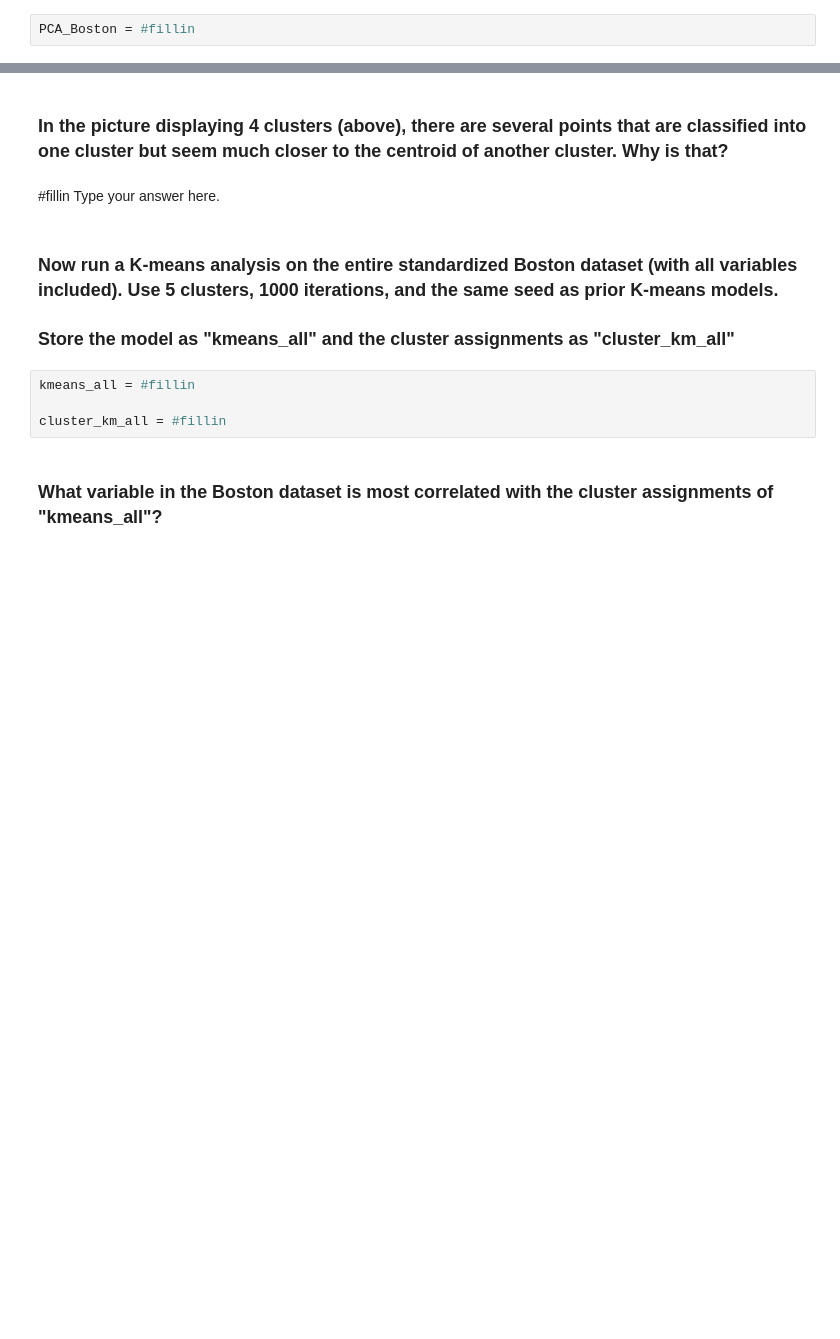
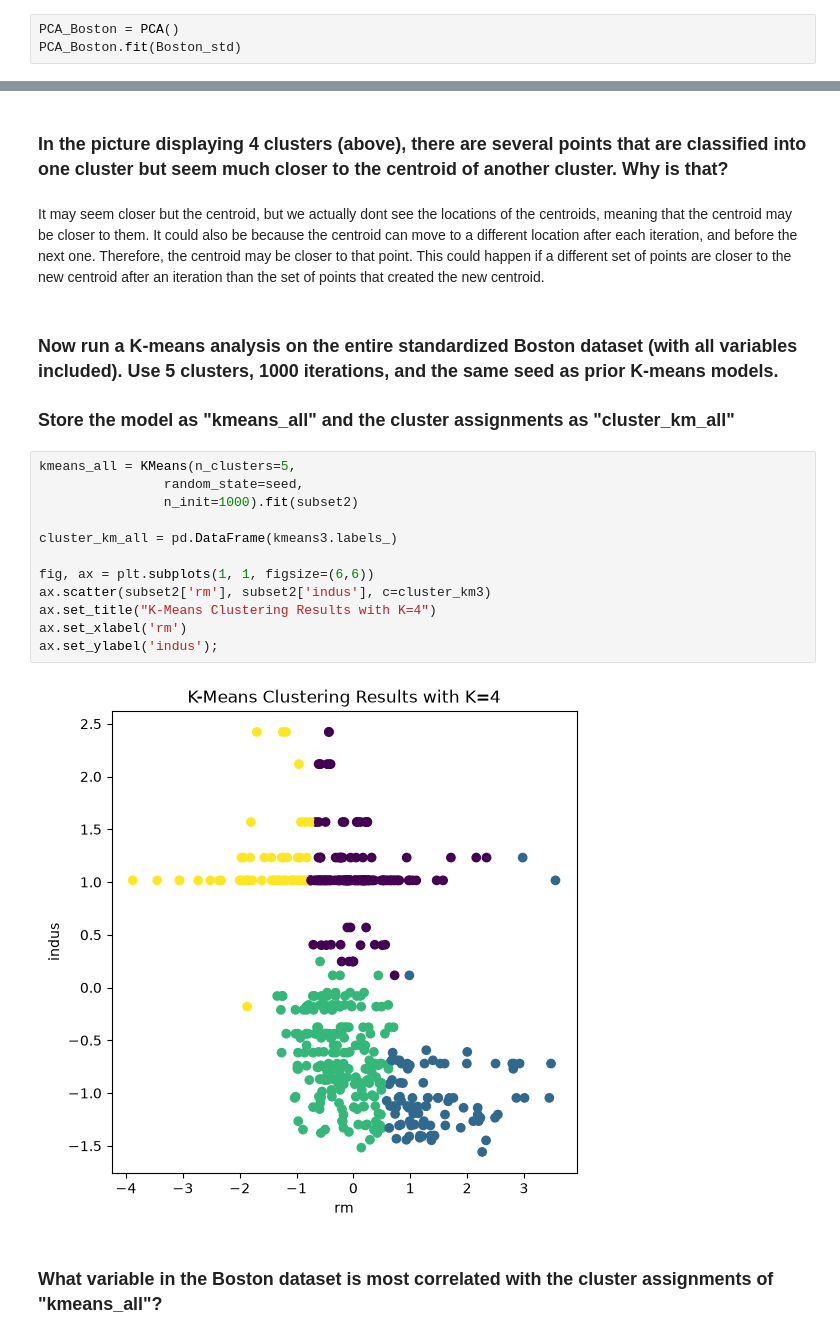
Before and after one commit to benjiezastavker-star/code_2600, a Jupyter notebook: mod07_clustering.ipynb, the cells around one changed output, grey strips where cells are left out. Drawn from its saved outputs; the diff is of its cells as text; blank space fills up the shorter version.

```diff
--- a/mod07_clustering.ipynb
+++ b/mod07_clustering.ipynb
@@ -179,5 +180,6 @@ for k in range(PCA_subset.components_.shape[1]):
 # %% [markdown]
 ### Now conduct principal components analysis on the entire standardized Boston dataset.
 # %%
-PCA_Boston = #fillin
+PCA_Boston = PCA()
+PCA_Boston.fit(Boston_std)
 # %% [output]
@@ -248,15 +286,27 @@ ax.set_ylabel('indus');
 # %% [markdown]
 ### In the picture displaying 4 clusters (above), there are several points that are classified into one cluster but seem much closer to the centroid of another cluster. Why is that?
 # %% [markdown]
-#fillin Type your answer here.
+It may seem closer but the centroid, but we actually dont see the locations of the centroids, meaning that the centroid may be closer to them.
+It could also be because the centroid can move to a different location after each iteration, and before the next one. Therefore, the centroid may be closer to that point.
+This could happen if a different set of points are closer to the new centroid after an iteration than the set of points that created the new centroid.
 # %% [markdown]
 ### Now run a K-means analysis on the entire standardized Boston dataset (with all variables included). Use 5 clusters, 1000 iterations, and the same seed as prior K-means models.
 
 ### Store the model as "kmeans_all" and the cluster assignments as "cluster_km_all"
 # %%
-kmeans_all = #fillin
+kmeans_all = KMeans(n_clusters=5,
+                random_state=seed,
+                n_init=1000).fit(subset2)
 
-cluster_km_all = #fillin
+cluster_km_all = pd.DataFrame(kmeans3.labels_)
+
+fig, ax = plt.subplots(1, 1, figsize=(6,6))
+ax.scatter(subset2['rm'], subset2['indus'], c=cluster_km3)
+ax.set_title("K-Means Clustering Results with K=4")
+ax.set_xlabel('rm')
+ax.set_ylabel('indus');
+# %% [output]
+[figure, added]
 # %% [markdown]
 ### What variable in the Boston dataset is most correlated with the cluster assignments of "kmeans_all"?
 # %%
```
Also changed, not shown: parts of 21 cells of this notebook.
